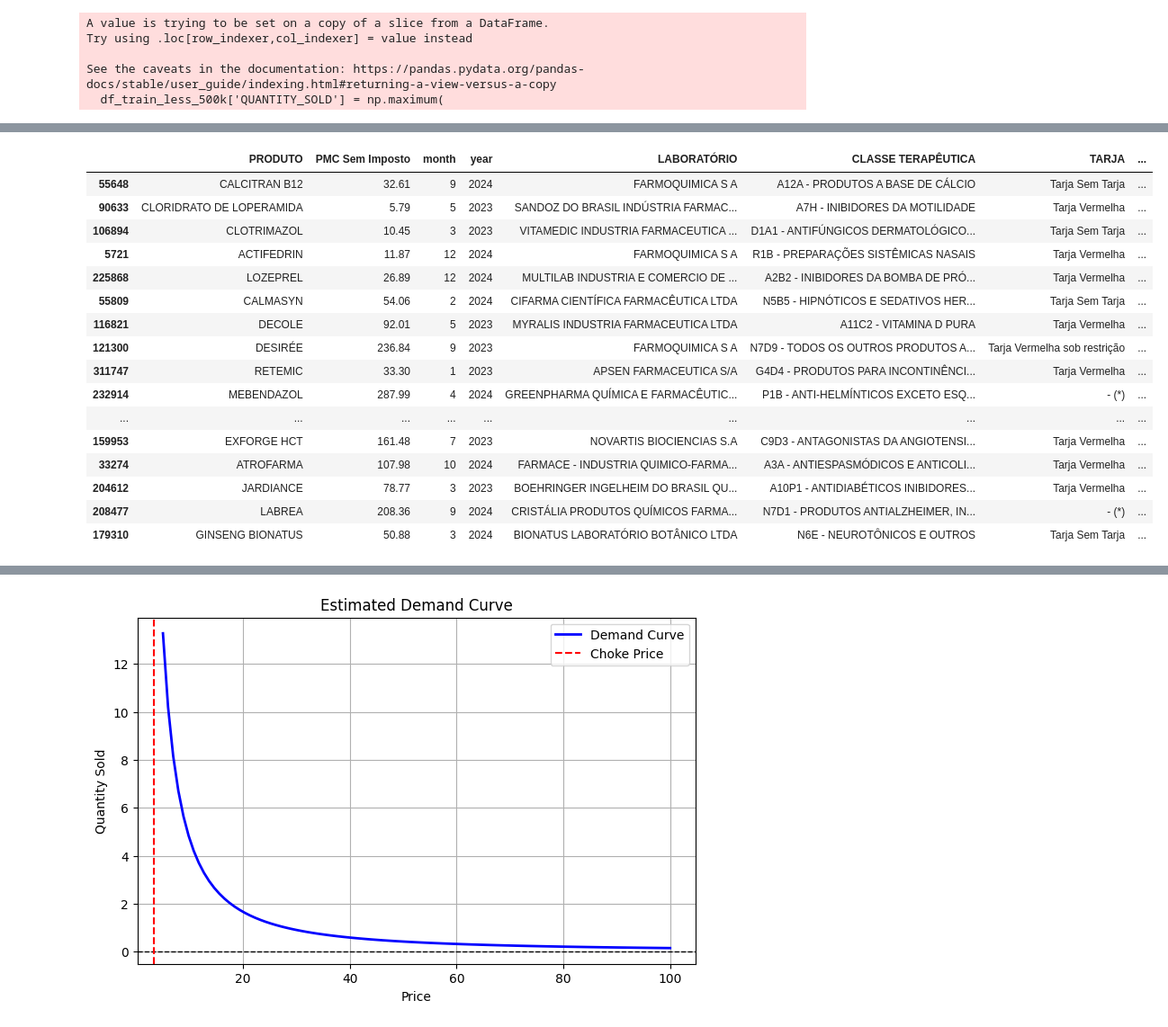
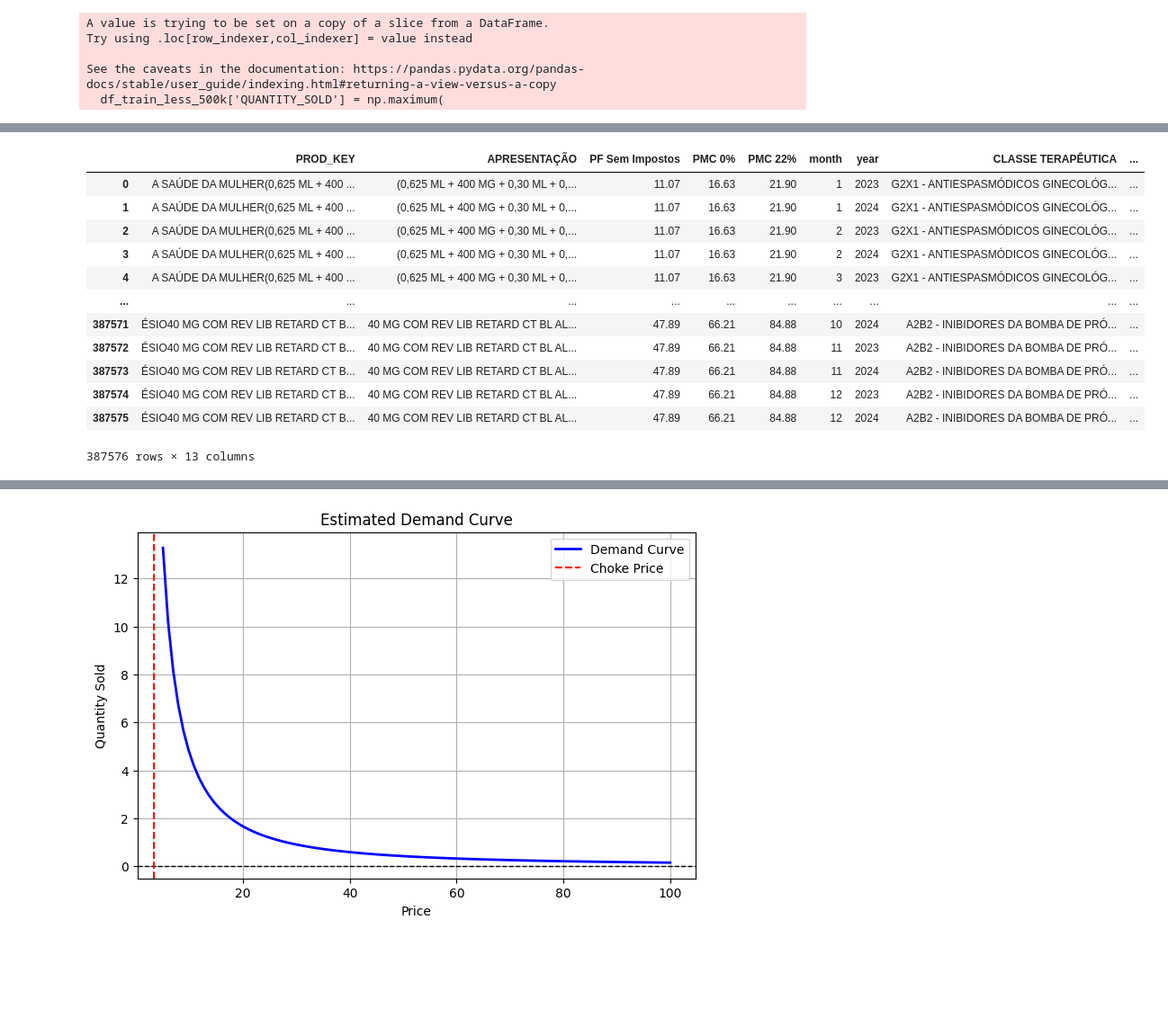
Before and after one commit to Jailsonrs/PricingSLM, a Jupyter notebook: models/modelling.ipynb, the cells around one changed output, grey strips where cells are left out. Shown: that part at 90% size. Cells and saved outputs as stored; diff of their text form; code cells hidden in the pictures; blank space fills up the shorter version.

Commit message:
front end elasticity table

```diff
--- a/models/modelling.ipynb
+++ b/models/modelling.ipynb
@@ -41,7 +38,7 @@ KeyError: 'QUANTITY_SOLD'
 intercept = 40
 error_std = 5
 product_slopes = pd.Series(
-    np.random.uniform(-1, 0.4, size = df_train_less_500k['PRODUTO'].nunique()),
+    np.random.uniform(-1, 0.01, size = df_train_less_500k['PRODUTO'].nunique()),
     index=df_train_less_500k['PRODUTO'].unique()
 )
 
@@ -67,7 +64,7 @@ See the caveats in the documentation: https://pandas.pydata.org/pandas-docs/stab
   df_train_less_500k['QUANTITY_SOLD'] = np.maximum(
 # %%
 df_train_less_500k["REVENUE"] = df_train_less_500k["UNITARY_PRICE"] * df_train_less_500k["QUANTITY_SOLD"]
-df_train_less_500k["PROFIT"] = (df_train_less_500k["UNITARY_PRICE"] - df_train_less_500k["PMC Sem Imposto"]) * df_train_less_500k["QUANTITY_SOLD"]
+df_train_less_500k["PROFIT"] = (df_train_less_500k["UNITARY_PRICE"] - df_train_less_500k["PF Sem Impostos"]) * df_train_less_500k["QUANTITY_SOLD"]
 df_train_less_500k
 # %% [output]
 A value is trying to be set on a copy of a slice from a DataFrame.
@@ -96,10 +93,11 @@ See the caveats in the documentation: https://pandas.pydata.org/pandas-docs/stab
 # %%
 df_train_less_500k_positive_sales = df_train_less_500k[df_train_less_500k['QUANTITY_SOLD']>0]
 # %%
-df_train_grouped = df_train_less_500k_positive_sales.groupby(["PRODUTO","PMC Sem Imposto","month","year","LABORATÓRIO", "CLASSE TERAPÊUTICA","TARJA"]).agg(
+df_train_grouped = df_train_less_500k_positive_sales.groupby(["PROD_KEY","APRESENTAÇÃO","PF Sem Impostos","PMC 0%","PMC 22%","month","year","CLASSE TERAPÊUTICA","TARJA"]).agg(
     UNITARY_PRICE_MEAN=("UNITARY_PRICE", "mean"),
     QUANTITY_SOLD_TOTAL=("QUANTITY_SOLD", "sum"),
     TOTAL_REVENUE=("REVENUE", "sum"),
     TOTAL_PROFIT = ("PROFIT", "sum")).reset_index()
 
-df_train_grouped[df_train_grouped['PRODUTO'] == 'TOLREST']
+df_train_grouped.sample(20).to_csv("../DATA/processed/keys_sample.csv", index=False)
+#df_train_grouped['PROD_KEY'].sample(20)
@@ -120,23 +104,19 @@ df_train_grouped[df_train_grouped['PRODUTO'] == 'TOLREST']
 # %%
-df_train_grouped.sample(20)
+df_train_grouped
 # %% [output]
-|  | PRODUTO | PMC Sem Imposto | month | year | LABORATÓRIO | CLASSE TERAPÊUTICA | TARJA | ... |
-| 55648 | CALCITRAN B12 | 32.61 | 9 | 2024 | FARMOQUIMICA S A | A12A - PRODUTOS A BASE DE CÁLCIO | Tarja Sem Tarja | ... |
-| 90633 | CLORIDRATO DE LOPERAMIDA | 5.79 | 5 | 2023 | SANDOZ DO BRASIL INDÚSTRIA FARMAC... | A7H - INIBIDORES DA MOTILIDADE | Tarja Vermelha | ... |
-| 106894 | CLOTRIMAZOL | 10.45 | 3 | 2023 | VITAMEDIC INDUSTRIA FARMACEUTICA ... | D1A1 - ANTIFÚNGICOS DERMATOLÓGICO... | Tarja Sem Tarja | ... |
-| 5721 | ACTIFEDRIN | 11.87 | 12 | 2024 | FARMOQUIMICA S A | R1B - PREPARAÇÕES SISTÊMICAS NASAIS | Tarja Vermelha | ... |
-| 225868 | LOZEPREL | 26.89 | 12 | 2024 | MULTILAB INDUSTRIA E COMERCIO DE ... | A2B2 - INIBIDORES DA BOMBA DE PRÓ... | Tarja Vermelha | ... |
-| 55809 | CALMASYN | 54.06 | 2 | 2024 | CIFARMA CIENTÍFICA FARMACÊUTICA LTDA | N5B5 - HIPNÓTICOS E SEDATIVOS HER... | Tarja Sem Tarja | ... |
-| 116821 | DECOLE | 92.01 | 5 | 2023 | MYRALIS INDUSTRIA FARMACEUTICA LTDA | A11C2 - VITAMINA D PURA | Tarja Vermelha | ... |
-| 121300 | DESIRÉE | 236.84 | 9 | 2023 | FARMOQUIMICA S A | N7D9 - TODOS OS OUTROS PRODUTOS A... | Tarja Vermelha sob restrição | ... |
-| 311747 | RETEMIC | 33.30 | 1 | 2023 | APSEN FARMACEUTICA S/A | G4D4 - PRODUTOS PARA INCONTINÊNCI... | Tarja Vermelha | ... |
-| 232914 | MEBENDAZOL | 287.99 | 4 | 2024 | GREENPHARMA QUÍMICA E FARMACÊUTIC... | P1B - ANTI-HELMÍNTICOS EXCETO ESQ... | - (*) | ... |
-| ... | ... | ... | ... | ... | ... | ... | ... | ... |
-| 159953 | EXFORGE HCT | 161.48 | 7 | 2023 | NOVARTIS BIOCIENCIAS S.A | C9D3 - ANTAGONISTAS DA ANGIOTENSI... | Tarja Vermelha | ... |
-| 33274 | ATROFARMA | 107.98 | 10 | 2024 | FARMACE - INDUSTRIA QUIMICO-FARMA... | A3A - ANTIESPASMÓDICOS E ANTICOLI... | Tarja Vermelha | ... |
-| 204612 | JARDIANCE | 78.77 | 3 | 2023 | BOEHRINGER INGELHEIM DO BRASIL QU... | A10P1 - ANTIDIABÉTICOS INIBIDORES... | Tarja Vermelha | ... |
-| 208477 | LABREA | 208.36 | 9 | 2024 | CRISTÁLIA PRODUTOS QUÍMICOS FARMA... | N7D1 - PRODUTOS ANTIALZHEIMER, IN... | - (*) | ... |
-| 179310 | GINSENG BIONATUS | 50.88 | 3 | 2024 | BIONATUS LABORATÓRIO BOTÂNICO LTDA | N6E - NEUROTÔNICOS E OUTROS | Tarja Sem Tarja | ... |
+|  | PROD_KEY | APRESENTAÇÃO | PF Sem Impostos | PMC 0% | PMC 22% | month | year | CLASSE TERAPÊUTICA | ... |
+| 0 | A SAÚDE DA MULHER(0,625 ML + 400 ... | (0,625 ML + 400 MG + 0,30 ML + 0,... | 11.07 | 16.63 | 21.90 | 1 | 2023 | G2X1 - ANTIESPASMÓDICOS GINECOLÓG... | ... |
+| 1 | A SAÚDE DA MULHER(0,625 ML + 400 ... | (0,625 ML + 400 MG + 0,30 ML + 0,... | 11.07 | 16.63 | 21.90 | 1 | 2024 | G2X1 - ANTIESPASMÓDICOS GINECOLÓG... | ... |
+| 2 | A SAÚDE DA MULHER(0,625 ML + 400 ... | (0,625 ML + 400 MG + 0,30 ML + 0,... | 11.07 | 16.63 | 21.90 | 2 | 2023 | G2X1 - ANTIESPASMÓDICOS GINECOLÓG... | ... |
+| 3 | A SAÚDE DA MULHER(0,625 ML + 400 ... | (0,625 ML + 400 MG + 0,30 ML + 0,... | 11.07 | 16.63 | 21.90 | 2 | 2024 | G2X1 - ANTIESPASMÓDICOS GINECOLÓG... | ... |
+| 4 | A SAÚDE DA MULHER(0,625 ML + 400 ... | (0,625 ML + 400 MG + 0,30 ML + 0,... | 11.07 | 16.63 | 21.90 | 3 | 2023 | G2X1 - ANTIESPASMÓDICOS GINECOLÓG... | ... |
+| ... | ... | ... | ... | ... | ... | ... | ... | ... | ... |
+| 387571 | ÉSIO40 MG COM REV LIB RETARD CT B... | 40 MG COM REV LIB RETARD CT BL AL... | 47.89 | 66.21 | 84.88 | 10 | 2024 | A2B2 - INIBIDORES DA BOMBA DE PRÓ... | ... |
+| 387572 | ÉSIO40 MG COM REV LIB RETARD CT B... | 40 MG COM REV LIB RETARD CT BL AL... | 47.89 | 66.21 | 84.88 | 11 | 2023 | A2B2 - INIBIDORES DA BOMBA DE PRÓ... | ... |
+| 387573 | ÉSIO40 MG COM REV LIB RETARD CT B... | 40 MG COM REV LIB RETARD CT BL AL... | 47.89 | 66.21 | 84.88 | 11 | 2024 | A2B2 - INIBIDORES DA BOMBA DE PRÓ... | ... |
+| 387574 | ÉSIO40 MG COM REV LIB RETARD CT B... | 40 MG COM REV LIB RETARD CT BL AL... | 47.89 | 66.21 | 84.88 | 12 | 2023 | A2B2 - INIBIDORES DA BOMBA DE PRÓ... | ... |
+| 387575 | ÉSIO40 MG COM REV LIB RETARD CT B... | 40 MG COM REV LIB RETARD CT BL AL... | 47.89 | 66.21 | 84.88 | 12 | 2024 | A2B2 - INIBIDORES DA BOMBA DE PRÓ... | ... |
+387576 rows × 13 columns
 # %%
 #Choose one product, for example, 'BAYCUTEN N'
 
```
Also changed, not shown: parts of 16 cells of this notebook, 8 other files.
